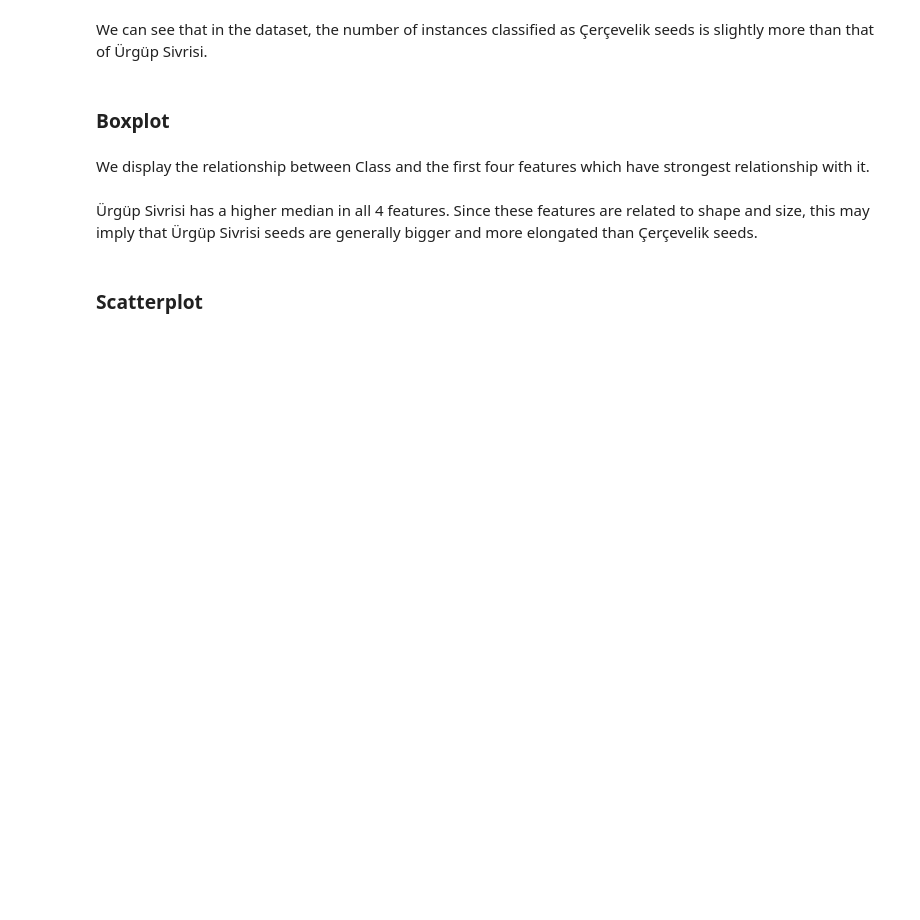
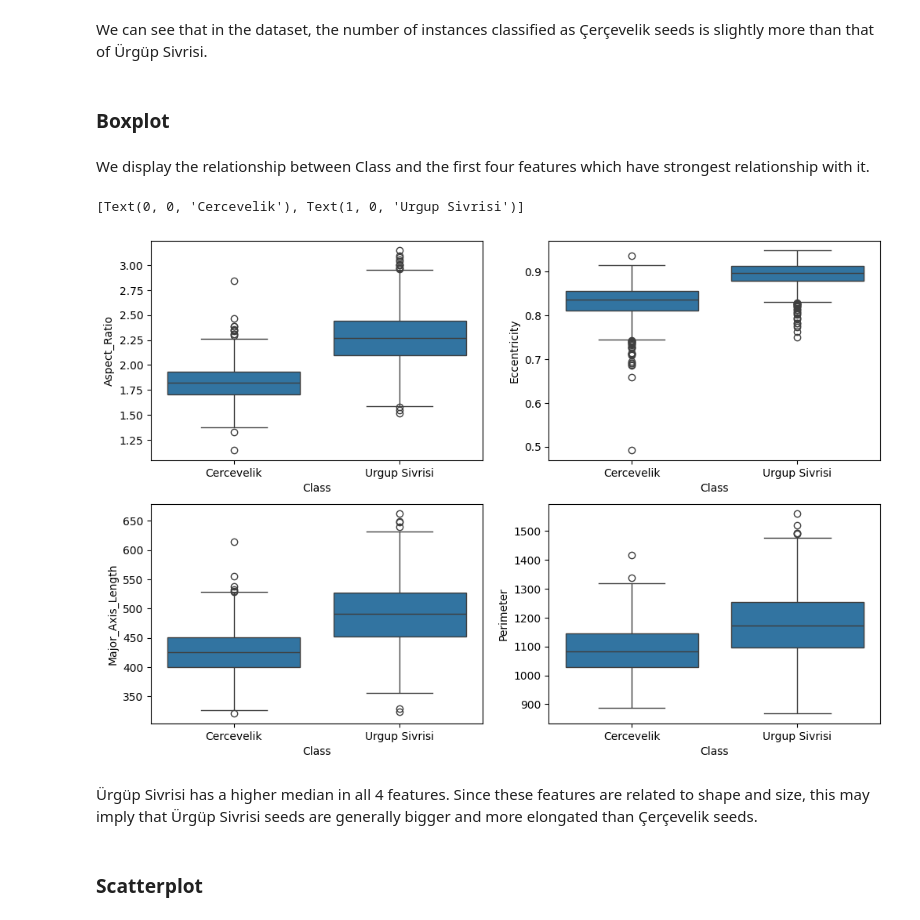
Before and after one commit to stinson122/stintsy_pumpkin, a Jupyter notebook: STINTSY_MLProject_PumpkinSeeds.ipynb, the cells around one changed output. Cells and saved outputs as stored; diff of their text form; code cells hidden in the pictures; blank space fills up the shorter version.

```diff
--- a/STINTSY_MLProject_PumpkinSeeds.ipynb
+++ b/STINTSY_MLProject_PumpkinSeeds.ipynb
@@ -160,26 +262,29 @@ We display the relationship between Class and the first four features which have
 # %%
 # Boxplot
 f = plt.figure(figsize=(12,8))
 
 plt.subplot(2,2,1)
 # Aspect_Ration vs Class
-a=sns.boxplot(data=data,x='Class',y='Aspect_Ratio')
+a=sns.boxplot(data=temp_df,x='Class',y='Aspect_Ratio')
 a.set_xticklabels(["Cercevelik", "Urgup Sivrisi"])
 
 plt.subplot(2,2,2)
 # Eccentricity vs Class
-b=sns.boxplot(data=data,x='Class',y='Eccentricity')
+b=sns.boxplot(data=temp_df,x='Class',y='Eccentricity')
 b.set_xticklabels(["Cercevelik", "Urgup Sivrisi"])
 
 plt.subplot(2,2,3)
 # Major_Axis_Length vs Class
-c=sns.boxplot(data=data,x='Class',y='Major_Axis_Length')
+c=sns.boxplot(data=temp_df,x='Class',y='Major_Axis_Length')
 c.set_xticklabels(["Cercevelik", "Urgup Sivrisi"])
 
 plt.subplot(2,2,4)
 # Perimeter vs Class
-d=sns.boxplot(data=data,x='Class',y='Perimeter')
+d=sns.boxplot(data=temp_df,x='Class',y='Perimeter')
 d.set_xticklabels(["Cercevelik", "Urgup Sivrisi"])
+# %% [output]
+[Text(0, 0, 'Cercevelik'), Text(1, 0, 'Urgup Sivrisi')]
+[figure, added]
 # %% [markdown]
 Ürgüp Sivrisi has a higher median in all 4 features. Since these features are related to shape and size, this may imply that Ürgüp Sivrisi seeds are generally bigger and more elongated than Çerçevelik seeds.
 # %% [markdown]
```
Also changed, not shown: parts of 72 cells of this notebook.
